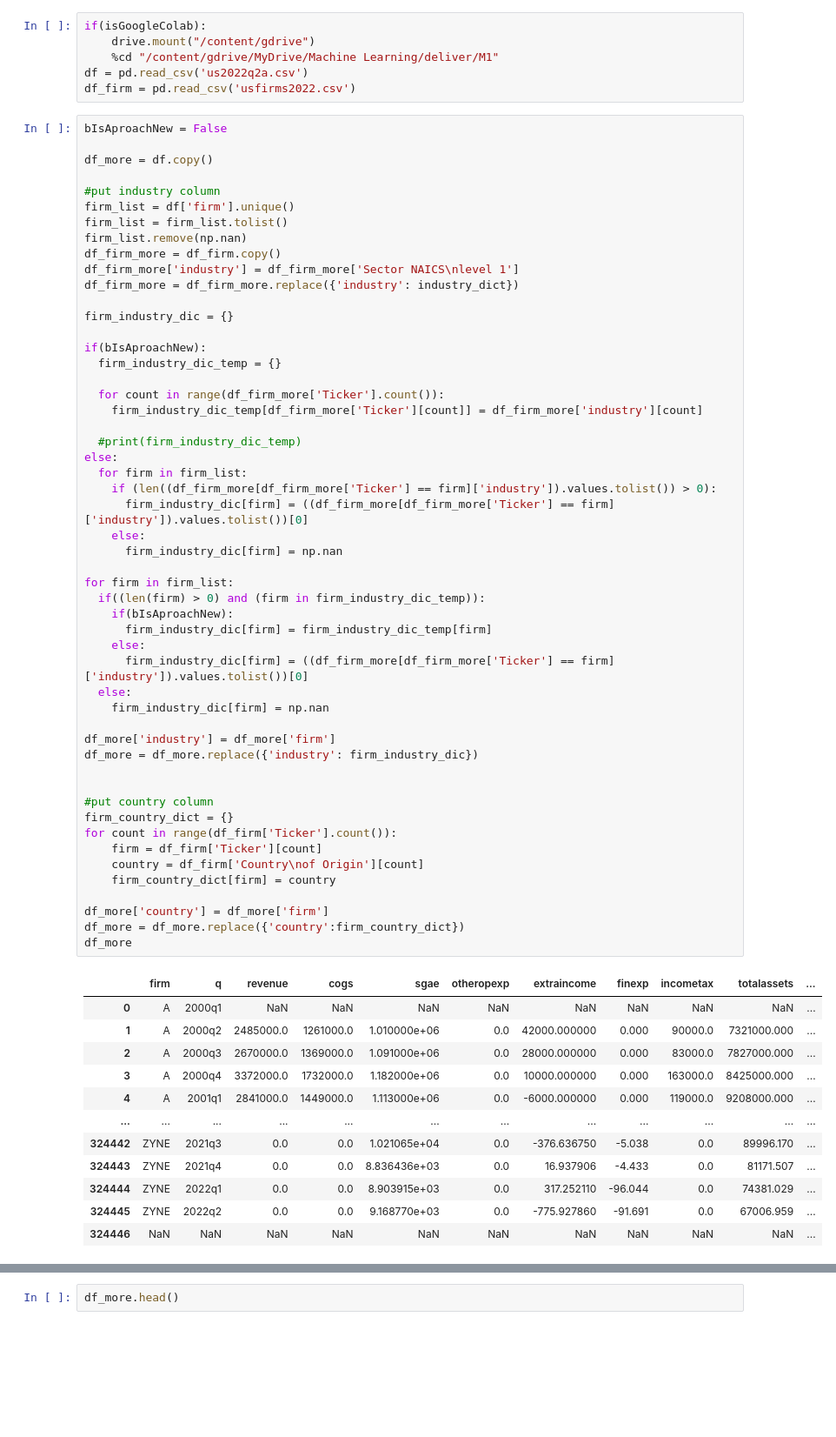
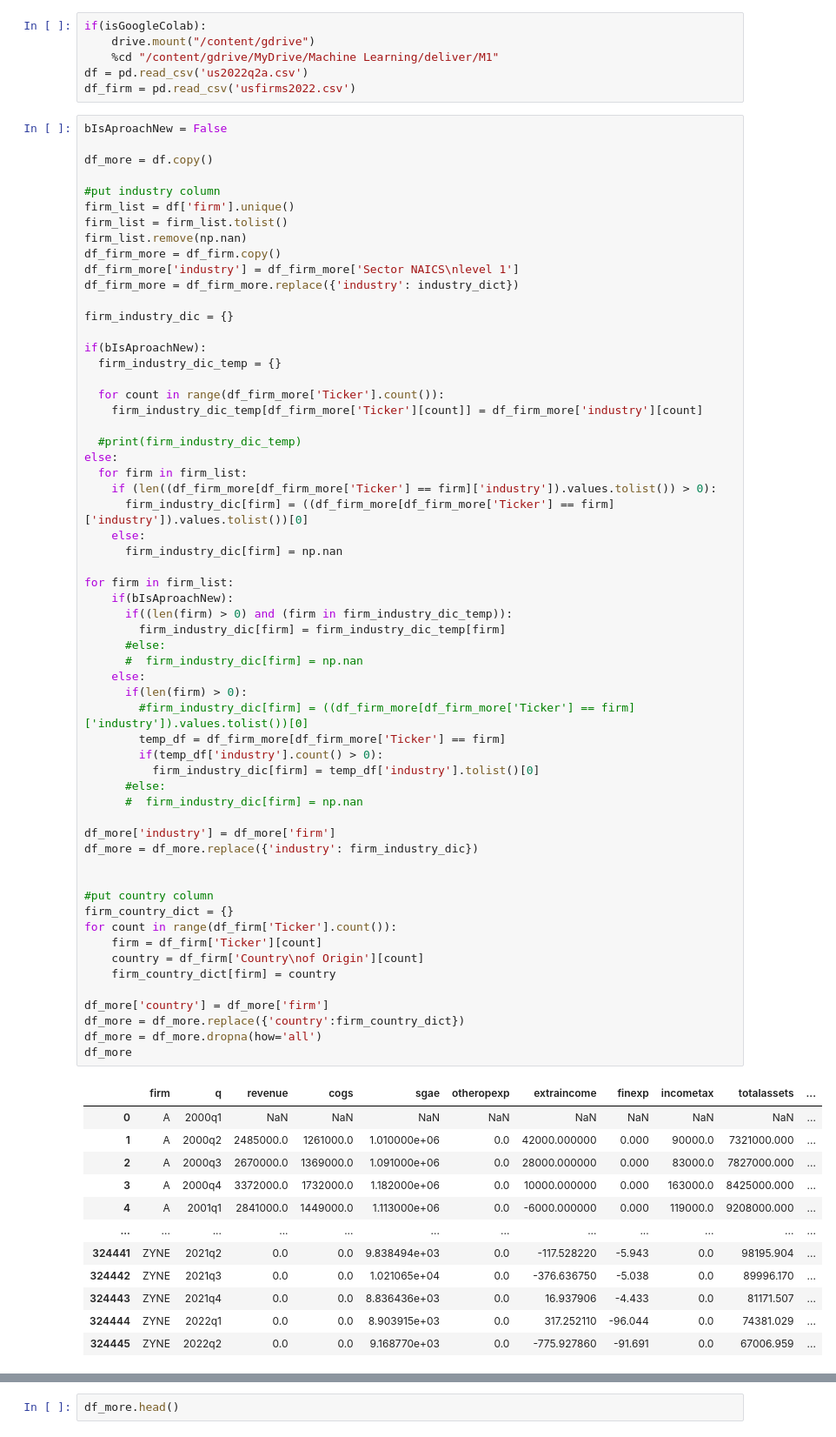
Before and after one commit to A01706648/TC3006C_Deliver, a Jupyter notebook: m1/M1_Delivery.ipynb, the cells around one changed output, grey strips where cells are left out. Shown at 87% size. Saved outputs shown, nothing was run; the diff lists cells and outputs as text; blank space fills up the shorter version.

```diff
--- a/m1/M1_Delivery.ipynb
+++ b/m1/M1_Delivery.ipynb
@@ -88,40 +89,47 @@ else:
       firm_industry_dic[firm] = ((df_firm_more[df_firm_more['Ticker'] == firm]['industry']).values.tolist())[0]
     else:
       firm_industry_dic[firm] = np.nan
 
 for firm in firm_list:
-  if((len(firm) > 0) and (firm in firm_industry_dic_temp)):
     if(bIsAproachNew):
-      firm_industry_dic[firm] = firm_industry_dic_temp[firm]
+      if((len(firm) > 0) and (firm in firm_industry_dic_temp)):
+        firm_industry_dic[firm] = firm_industry_dic_temp[firm]
+      #else:
+      #  firm_industry_dic[firm] = np.nan
     else:
-      firm_industry_dic[firm] = ((df_firm_more[df_firm_more['Ticker'] == firm]['industry']).values.tolist())[0]
-  else:
-    firm_industry_dic[firm] = np.nan
+      if(len(firm) > 0):
+        #firm_industry_dic[firm] = ((df_firm_more[df_firm_more['Ticker'] == firm]['industry']).values.tolist())[0]
+        temp_df = df_firm_more[df_firm_more['Ticker'] == firm]
+        if(temp_df['industry'].count() > 0):
+          firm_industry_dic[firm] = temp_df['industry'].tolist()[0]
+      #else:
+      #  firm_industry_dic[firm] = np.nan
 
 df_more['industry'] = df_more['firm']
 df_more = df_more.replace({'industry': firm_industry_dic})
 
 
 #put country column
 firm_country_dict = {}
 for count in range(df_firm['Ticker'].count()):
     firm = df_firm['Ticker'][count]
     country = df_firm['Country\nof Origin'][count]
     firm_country_dict[firm] = country
 
 df_more['country'] = df_more['firm']
 df_more = df_more.replace({'country':firm_country_dict})
+df_more = df_more.dropna(how='all')
 df_more
 # %% [output]
 |  | firm | q | revenue | cogs | sgae | otheropexp | extraincome | finexp | incometax | totalassets | ... |
 | 0 | A | 2000q1 | NaN | NaN | NaN | NaN | NaN | NaN | NaN | NaN | ... |
 | 1 | A | 2000q2 | 2485000.0 | 1261000.0 | 1.010000e+06 | 0.0 | 42000.000000 | 0.000 | 90000.0 | 7321000.000 | ... |
 | 2 | A | 2000q3 | 2670000.0 | 1369000.0 | 1.091000e+06 | 0.0 | 28000.000000 | 0.000 | 83000.0 | 7827000.000 | ... |
 | 3 | A | 2000q4 | 3372000.0 | 1732000.0 | 1.182000e+06 | 0.0 | 10000.000000 | 0.000 | 163000.0 | 8425000.000 | ... |
 | 4 | A | 2001q1 | 2841000.0 | 1449000.0 | 1.113000e+06 | 0.0 | -6000.000000 | 0.000 | 119000.0 | 9208000.000 | ... |
 | ... | ... | ... | ... | ... | ... | ... | ... | ... | ... | ... | ... |
+| 324441 | ZYNE | 2021q2 | 0.0 | 0.0 | 9.838494e+03 | 0.0 | -117.528220 | -5.943 | 0.0 | 98195.904 | ... |
 | 324442 | ZYNE | 2021q3 | 0.0 | 0.0 | 1.021065e+04 | 0.0 | -376.636750 | -5.038 | 0.0 | 89996.170 | ... |
 | 324443 | ZYNE | 2021q4 | 0.0 | 0.0 | 8.836436e+03 | 0.0 | 16.937906 | -4.433 | 0.0 | 81171.507 | ... |
 | 324444 | ZYNE | 2022q1 | 0.0 | 0.0 | 8.903915e+03 | 0.0 | 317.252110 | -96.044 | 0.0 | 74381.029 | ... |
 | 324445 | ZYNE | 2022q2 | 0.0 | 0.0 | 9.168770e+03 | 0.0 | -775.927860 | -91.691 | 0.0 | 67006.959 | ... |
-| 324446 | NaN | NaN | NaN | NaN | NaN | NaN | NaN | NaN | NaN | NaN | ... |
```
Also changed, not shown: parts of 17 cells of this notebook.
